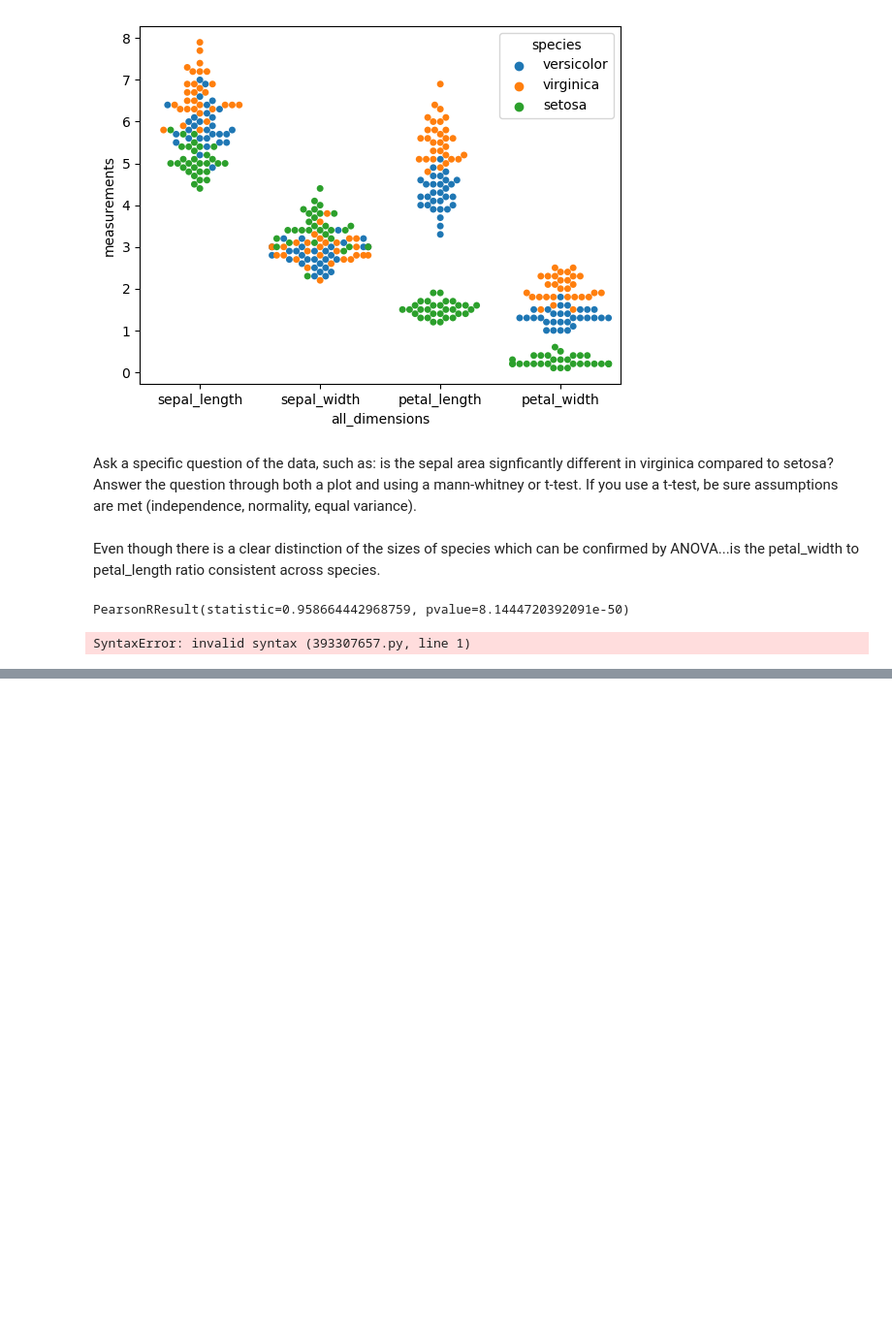
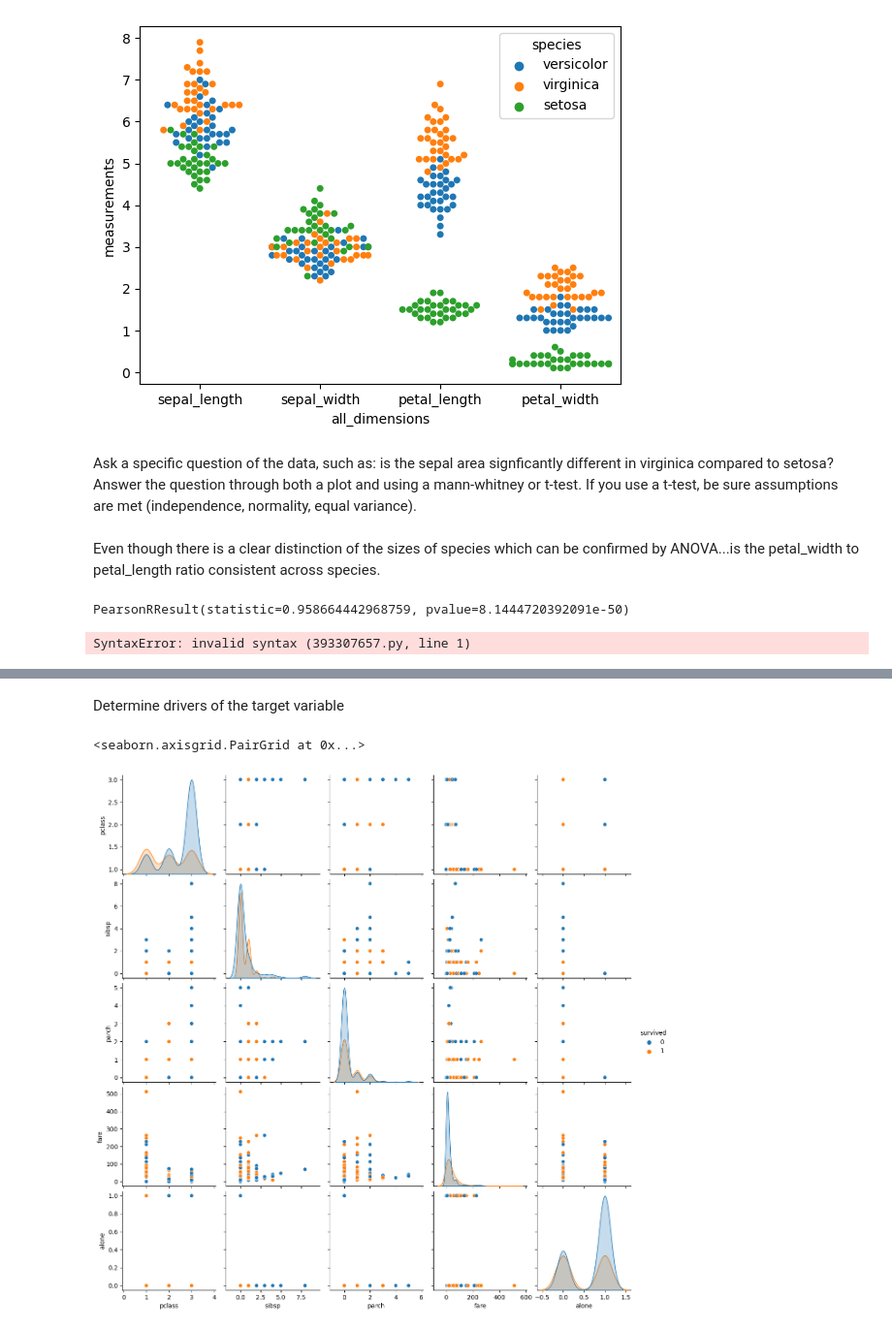
Before and after one commit to Alfred-W-S-Pirovits-Jr/classification-exercises, a Jupyter notebook: classification_exercises.ipynb, the cells around one changed output, grey strips where cells are left out. Shown at 97% size. Saved outputs shown, nothing was run; the diff lists cells and outputs as text; code cells hidden in the pictures; blank space fills up the shorter version.

Commit message:
Continue work on Titanic and Telco Churn Data Exploration

```diff
--- a/classification_exercises.ipynb
+++ b/classification_exercises.ipynb
@@ -882,4 +852,6 @@ iris_train
 # %% [markdown]
 Run the function on the Titanic dataset, returning 3 datasets, train_titanic, validate_titanic and test_titanic.
+# %%
+titanic_train, titanic_validate, titanic_test = split_data(titanic_db, stratify_col = 'survived')
 # %% [markdown]
 Run the function on the Telco dataset, returning 3 datasets, train_telco, validate_telco and test_telco.
@@ -1188,0 +1197,8 @@ SyntaxError: invalid syntax (393307657.py, line 1)
+# %% [markdown]
+Determine drivers of the target variable
+# %%
+truncated_titanic = titanic_train[['survived', 'sex', 'pclass', 'sibsp', 'parch', 'fare', 'embark_town', 'alone']]
+sns.pairplot(truncated_titanic, hue='survived')
+# %% [output]
+<seaborn.axisgrid.PairGrid at 0x...>
+[figure, added]
```
Also changed, not shown: parts of 30 cells of this notebook.
